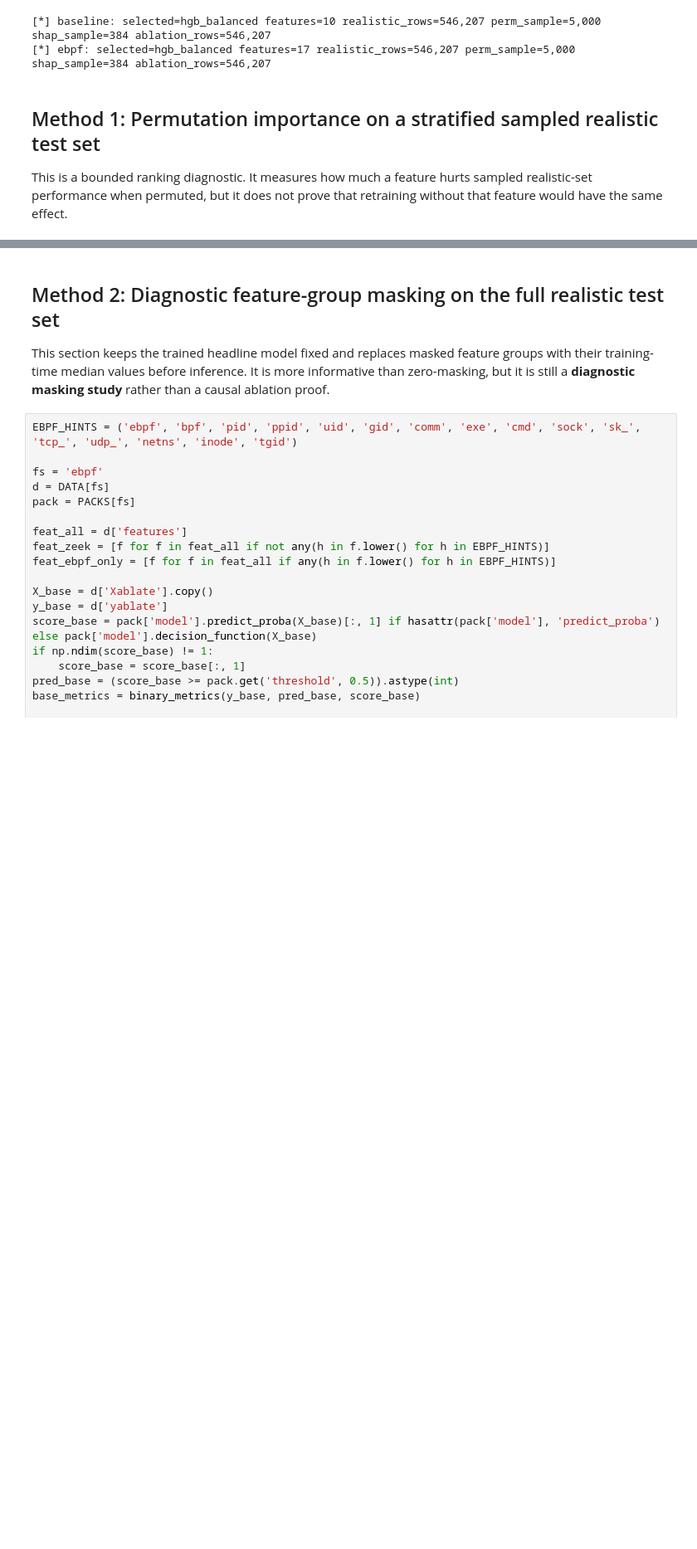
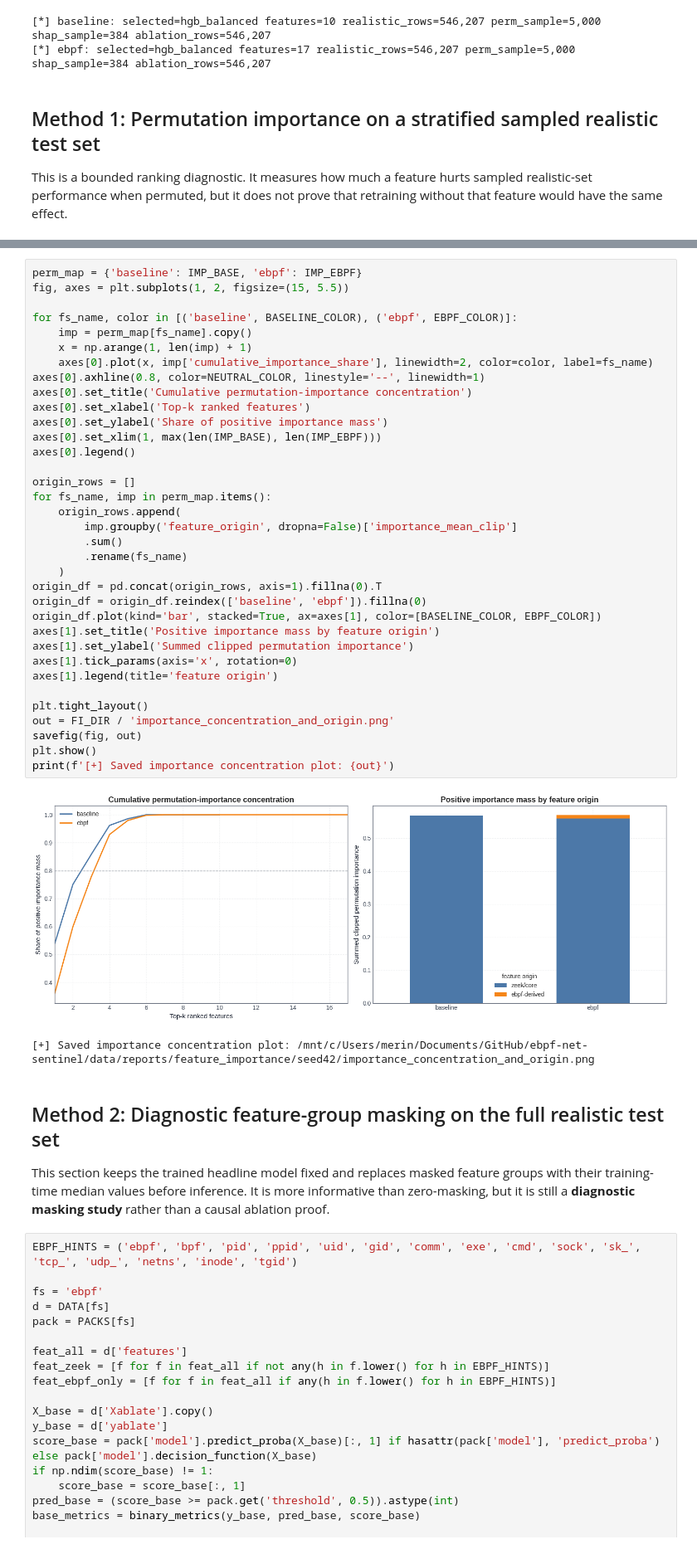
Before and after one commit to merinnnn/ebpf-net-sentinel, a Jupyter notebook: ml/notebooks/02_feature_importance.ipynb, the cells around one changed output, grey strips where cells are left out. Shown at 83% size. Cells and saved outputs as stored; diff of their text form; blank space fills up the shorter version.

```diff
--- a/ml/notebooks/02_feature_importance.ipynb
+++ b/ml/notebooks/02_feature_importance.ipynb
@@ -162,3 +205,41 @@ IMP_EBPF = run_permutation('ebpf')
+# %%
+perm_map = {'baseline': IMP_BASE, 'ebpf': IMP_EBPF}
+fig, axes = plt.subplots(1, 2, figsize=(15, 5.5))
+
+for fs_name, color in [('baseline', BASELINE_COLOR), ('ebpf', EBPF_COLOR)]:
+    imp = perm_map[fs_name].copy()
+    x = np.arange(1, len(imp) + 1)
+    axes[0].plot(x, imp['cumulative_importance_share'], linewidth=2, color=color, label=fs_name)
+axes[0].axhline(0.8, color=NEUTRAL_COLOR, linestyle='--', linewidth=1)
+axes[0].set_title('Cumulative permutation-importance concentration')
+axes[0].set_xlabel('Top-k ranked features')
+axes[0].set_ylabel('Share of positive importance mass')
+axes[0].set_xlim(1, max(len(IMP_BASE), len(IMP_EBPF)))
+axes[0].legend()
+
+origin_rows = []
+for fs_name, imp in perm_map.items():
+    origin_rows.append(
+        imp.groupby('feature_origin', dropna=False)['importance_mean_clip']
+        .sum()
+        .rename(fs_name)
+    )
+origin_df = pd.concat(origin_rows, axis=1).fillna(0).T
+origin_df = origin_df.reindex(['baseline', 'ebpf']).fillna(0)
+origin_df.plot(kind='bar', stacked=True, ax=axes[1], color=[BASELINE_COLOR, EBPF_COLOR])
+axes[1].set_title('Positive importance mass by feature origin')
+axes[1].set_ylabel('Summed clipped permutation importance')
+axes[1].tick_params(axis='x', rotation=0)
+axes[1].legend(title='feature origin')
+
+plt.tight_layout()
+out = FI_DIR / 'importance_concentration_and_origin.png'
+savefig(fig, out)
+plt.show()
+print(f'[+] Saved importance concentration plot: {out}')
+# %% [output]
+[figure, added]
+[+] Saved importance concentration plot: /mnt/c/Users/merin/Documents/GitHub/ebpf-net-sentinel/data/reports/feature_importance/seed42/importance_concentration_and_origin.png
 # %% [markdown]
 ## Method 2: Diagnostic feature-group masking on the full realistic test set
 
```
Also changed, not shown: parts of 7 cells of this notebook.
